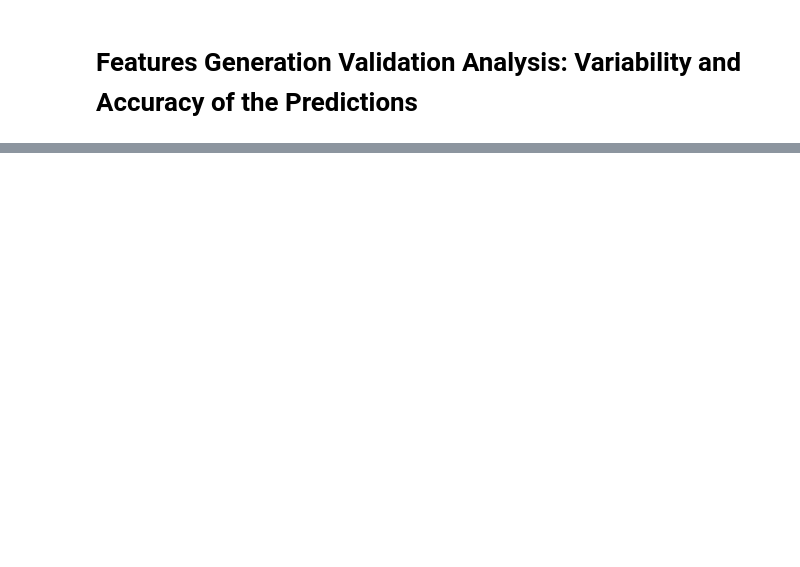
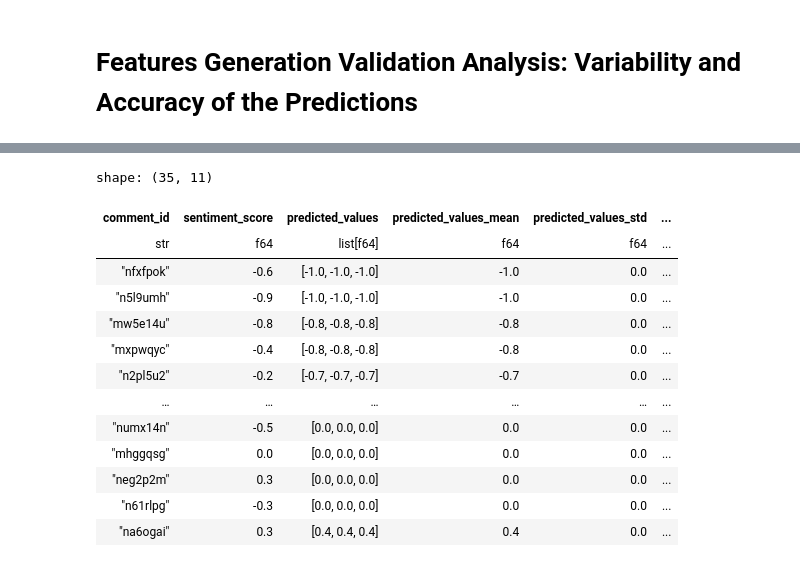
Before and after one commit to FabioScielzoOrtiz/gaza-reddit-polarization, a Jupyter notebook: notebooks/features_generation_validation_analysis.ipynb, the cells around one changed output, grey strips where cells are left out. Drawn from its saved outputs; the diff is of its cells as text; code cells hidden in the pictures; blank space fills up the shorter version.

```diff
--- a/notebooks/features_generation_validation_analysis.ipynb
+++ b/notebooks/features_generation_validation_analysis.ipynb
@@ -100,0 +86,17 @@ shape: (141, 5)
+# %%
+true_predicted_values_df['sentiment_score']
+# %% [output]
+shape: (35, 11)
+| comment_id | sentiment_score | predicted_values | predicted_values_mean | predicted_values_std | ... |
+| str | f64 | list[f64] | f64 | f64 | ... |
+| "nfxfpok" | -0.6 | [-1.0, -1.0, -1.0] | -1.0 | 0.0 | ... |
+| "n5l9umh" | -0.9 | [-1.0, -1.0, -1.0] | -1.0 | 0.0 | ... |
+| "mw5e14u" | -0.8 | [-0.8, -0.8, -0.8] | -0.8 | 0.0 | ... |
+| "mxpwqyc" | -0.4 | [-0.8, -0.8, -0.8] | -0.8 | 0.0 | ... |
+| "n2pl5u2" | -0.2 | [-0.7, -0.7, -0.7] | -0.7 | 0.0 | ... |
+| … | … | … | … | … | ... |
+| "numx14n" | -0.5 | [0.0, 0.0, 0.0] | 0.0 | 0.0 | ... |
+| "mhggqsg" | 0.0 | [0.0, 0.0, 0.0] | 0.0 | 0.0 | ... |
+| "neg2p2m" | 0.3 | [0.0, 0.0, 0.0] | 0.0 | 0.0 | ... |
+| "n61rlpg" | -0.3 | [0.0, 0.0, 0.0] | 0.0 | 0.0 | ... |
+| "na6ogai" | 0.3 | [0.4, 0.4, 0.4] | 0.4 | 0.0 | ... |
```
Also changed, not shown: parts of 17 cells of this notebook, 4 other files.
